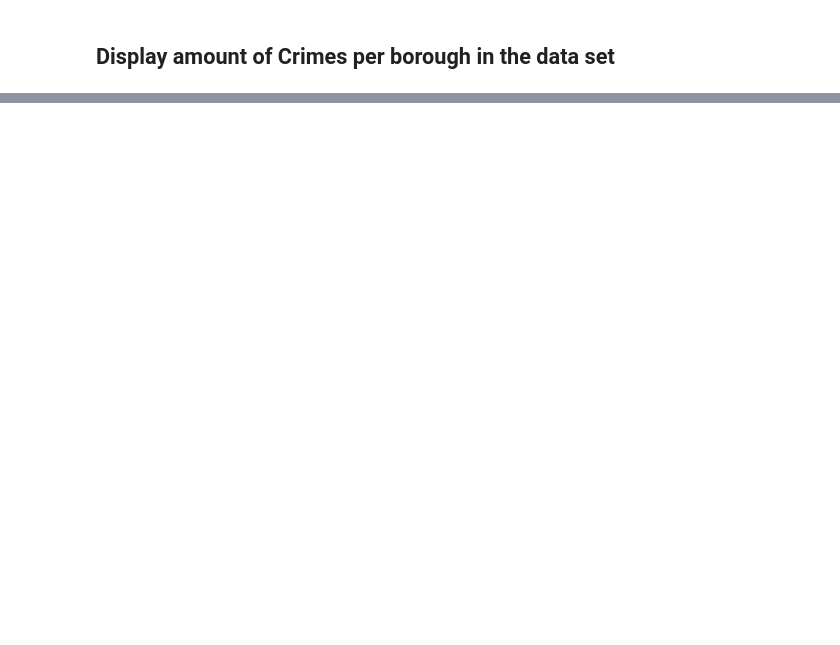
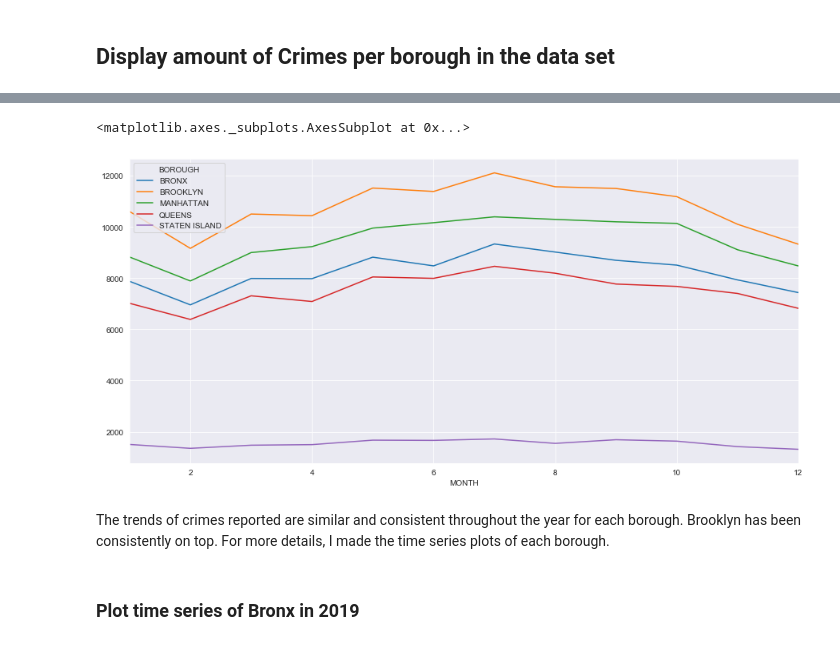
Before and after one commit to elizabeamedalla/Capstone-1, a Jupyter notebook: Capstone 1.ipynb, the cells around one changed output, grey strips where cells are left out. Saved outputs shown, nothing was run; the diff lists cells and outputs as text; code cells hidden in the pictures; blank space fills up the shorter version.

```diff
--- a/Capstone 1.ipynb
+++ b/Capstone 1.ipynb
@@ -276,11 +155,0 @@ corr
-# %%
-# Put corr df into the heatmap
-fig, ax = plt.subplots(figsize=(15,13))
-sns.set(font_scale=1)
-sns.heatmap(corr.dropna(axis=0),
-            annot=True,
-            linewidths=0.3,
-               cmap='Blues',
-            robust=True,
-           cbar_kws={'label': 'HOMICIDES'})
-plt.title('CRIME REPORTS vs PRECINCT vs MONTH')
@@ -370,0 +174,5 @@ Text(0.5, 1, 'ALL CRIMES REPORTED PER BOROUGH 2019')
+# %%
+# create subset df
+boro_2019 = df[['MONTH', 'BOROUGH']]
+boro_2019 = boro_2019[boro_2019.BOROUGH != 'UNKNOWN']
+boro_2019
@@ -370,0 +195,6 @@ Text(0.5, 1, 'ALL CRIMES REPORTED PER BOROUGH 2019')
+# %%
+# use unstack() to create the dataframe of crimes for each borough per month
+#Grouping
+month_boro = boro_2019.groupby(['MONTH','BOROUGH'])
+crimes_per_borough = month_boro["MONTH"].count().unstack()
+crimes_per_borough
@@ -370,0 +216,11 @@ Text(0.5, 1, 'ALL CRIMES REPORTED PER BOROUGH 2019')
+# %%
+# Plot the df
+fig, ax = plt.subplots(figsize=(15,7))
+crimes_per_borough.plot(ax=ax)
+# %% [output]
+<matplotlib.axes._subplots.AxesSubplot at 0x...>
+[figure, added]
+# %% [markdown]
+The trends of crimes reported are similar and consistent throughout the year for each borough. Brooklyn has been consistently on top. For more details, I made the time series plots of each borough.
+# %% [markdown]
+### Plot time series of Bronx in 2019
```
Also changed, not shown: parts of 81 cells of this notebook.
